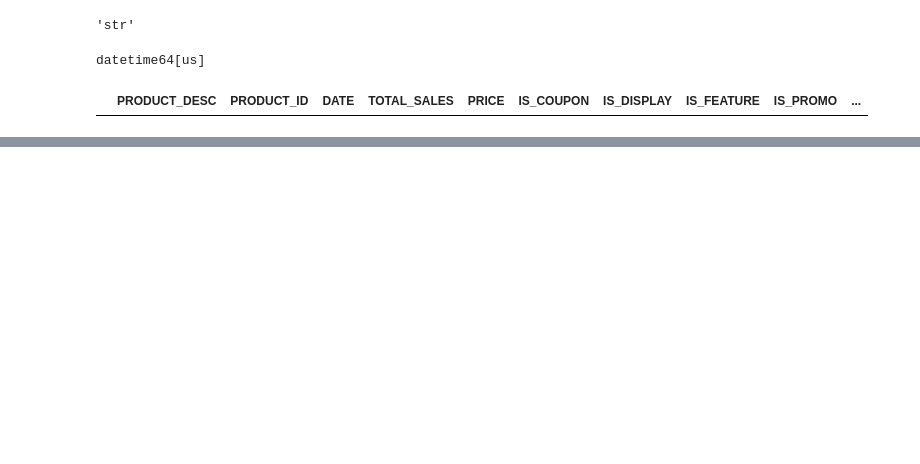
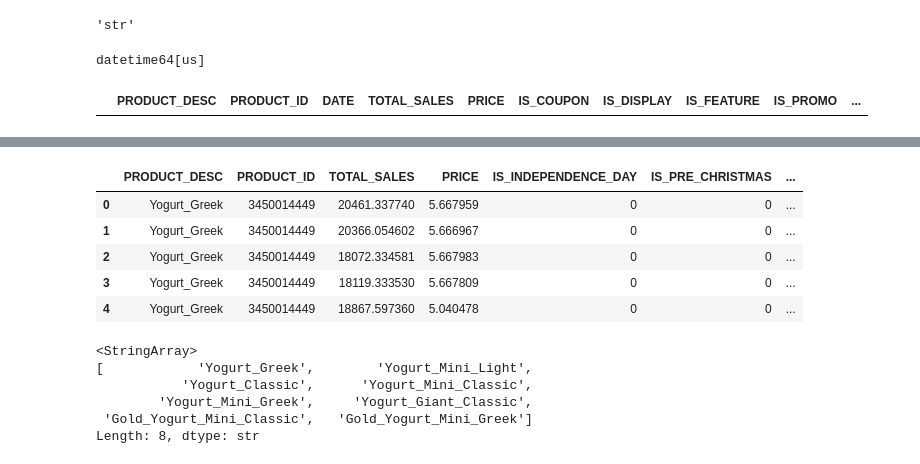
Before and after one commit to fedefraschio/xtel-hackathon, a Jupyter notebook: notebooks/00_exploration.ipynb, the cells around one changed output, grey strips where cells are left out. Saved outputs shown, nothing was run; the diff lists cells and outputs as text; code cells hidden in the pictures; blank space fills up the shorter version.

```diff
--- a/notebooks/00_exploration.ipynb
+++ b/notebooks/00_exploration.ipynb
@@ -42,0 +86,27 @@ null_rows
+# %%
+# extracting time information from the 'DATE' column
+# TO CHECK: is raw MONTH a good feature? sin and cos month?
+df['MONTH'] = df['DATE'].dt.month
+
+# TO CHECK: is WEEK_IN_MONTH a good feature? it seems a bit weak
+df['WEEK'] = df['DATE'].dt.isocalendar().week
+df['WEEK_IN_MONTH'] = df['DATE'].dt.day.apply(lambda x: (x - 1) // 7 + 1)
+
+df.drop(columns=['DATE','WEEK'], inplace=True)
+df.head()
+# %% [output]
+|  | PRODUCT_DESC | PRODUCT_ID | TOTAL_SALES | PRICE | IS_INDEPENDENCE_DAY | IS_PRE_CHRISTMAS | ... |
+| 0 | Yogurt_Greek | 3450014449 | 20461.337740 | 5.667959 | 0 | 0 | ... |
+| 1 | Yogurt_Greek | 3450014449 | 20366.054602 | 5.666967 | 0 | 0 | ... |
+| 2 | Yogurt_Greek | 3450014449 | 18072.334581 | 5.667983 | 0 | 0 | ... |
+| 3 | Yogurt_Greek | 3450014449 | 18119.333530 | 5.667809 | 0 | 0 | ... |
+| 4 | Yogurt_Greek | 3450014449 | 18867.597360 | 5.040478 | 0 | 0 | ... |
+# %%
+df['PRODUCT_DESC'].unique()
+# %% [output]
+<StringArray>
+[            'Yogurt_Greek',        'Yogurt_Mini_Light',
+           'Yogurt_Classic',      'Yogurt_Mini_Classic',
+        'Yogurt_Mini_Greek',     'Yogurt_Giant_Classic',
+ 'Gold_Yogurt_Mini_Classic',   'Gold_Yogurt_Mini_Greek']
+Length: 8, dtype: str
```
Also changed, not shown: parts of 16 cells of this notebook.
